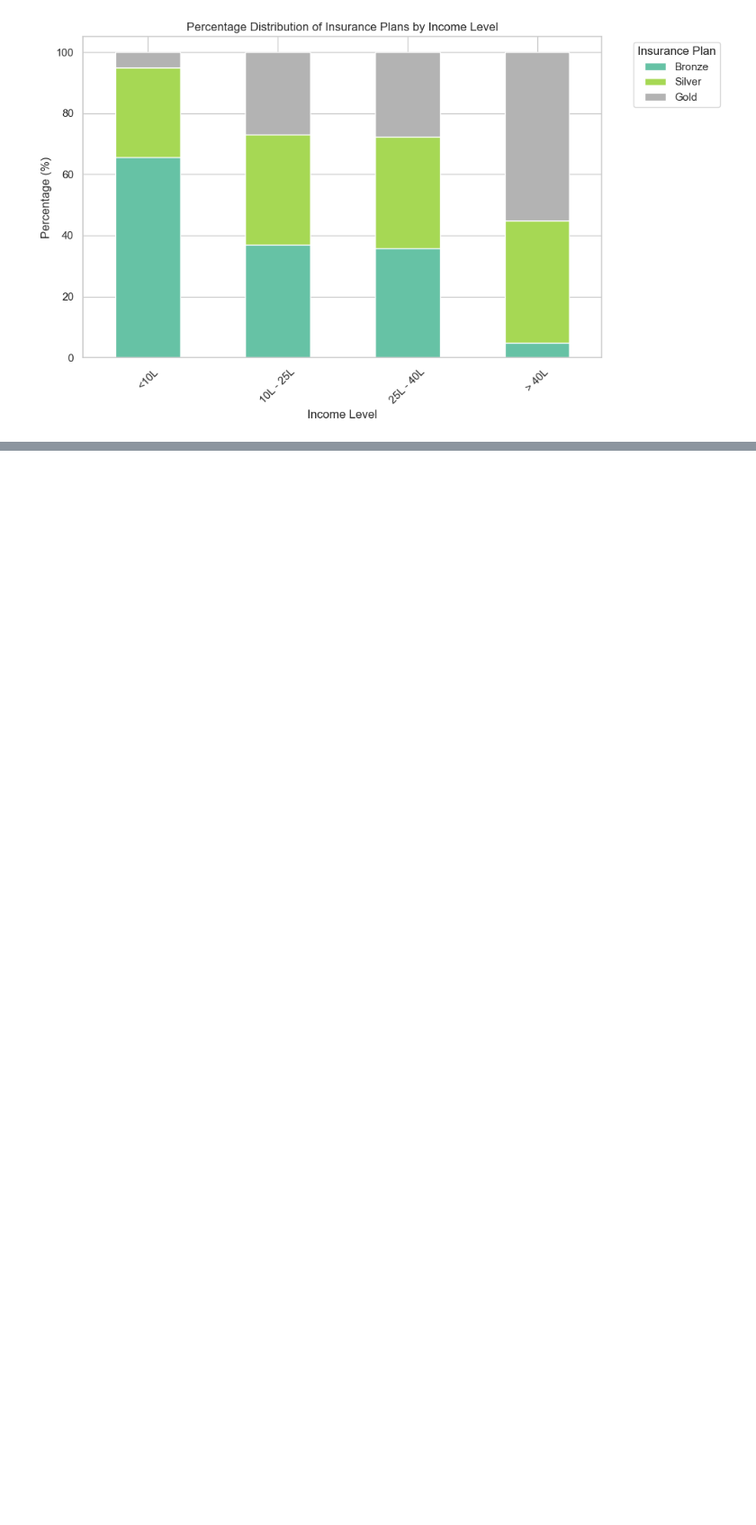
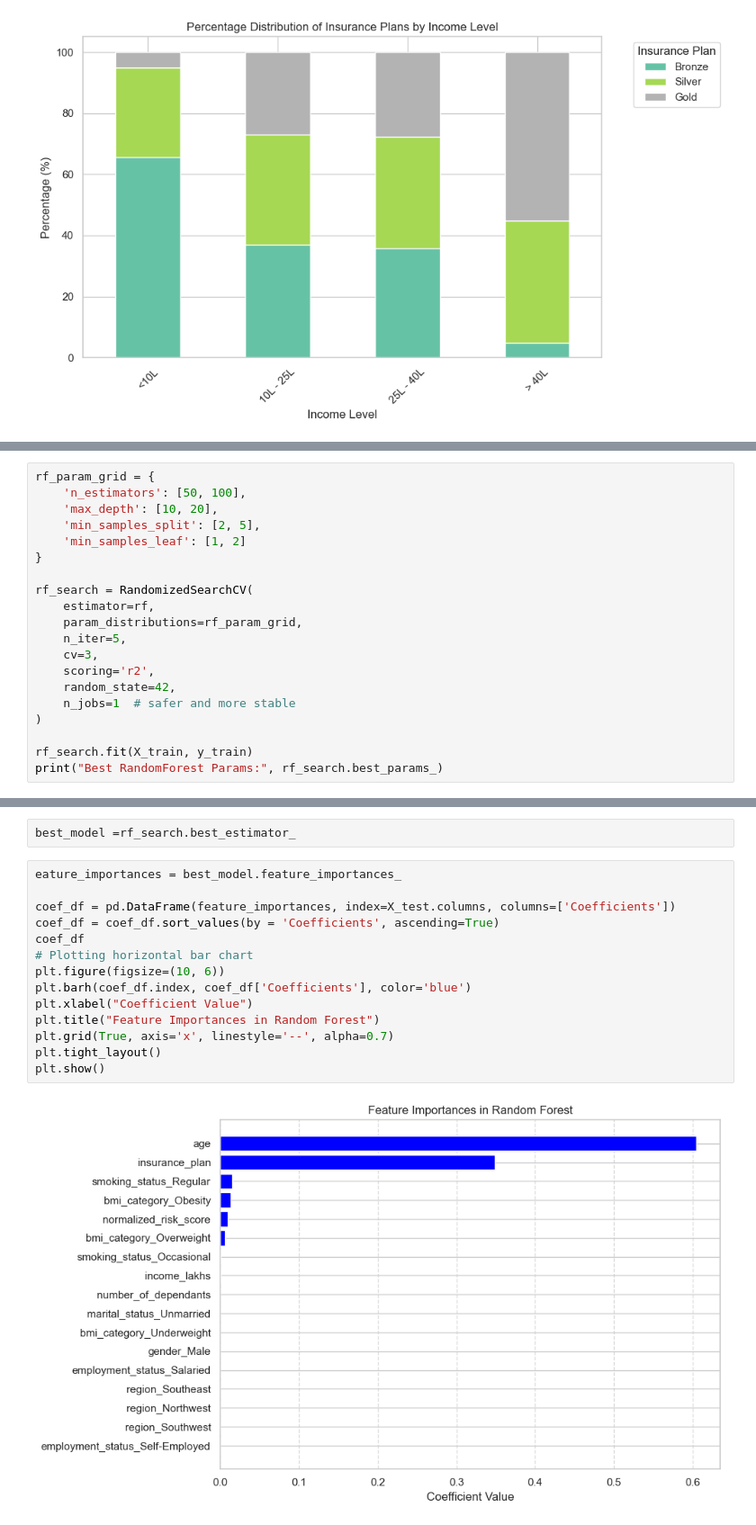
Before and after one commit to GKPSingh/Practice, a Jupyter notebook: Healthcare_Premium_Prediction/Healthcare_Premium_Prediction.ipynb, the cells around one changed output, grey strips where cells are left out. Shown at 90% size. Saved outputs shown, nothing was run; the diff lists cells and outputs as text; blank space fills up the shorter version.

```diff
--- a/Healthcare_Premium_Prediction/Healthcare_Premium_Prediction.ipynb
+++ b/Healthcare_Premium_Prediction/Healthcare_Premium_Prediction.ipynb
@@ -416,0 +914,20 @@ plt.show()
+# %%
+rf_param_grid = {
+    'n_estimators': [50, 100],
+    'max_depth': [10, 20],
+    'min_samples_split': [2, 5],
+    'min_samples_leaf': [1, 2]
+}
+
+rf_search = RandomizedSearchCV(
+    estimator=rf,
+    param_distributions=rf_param_grid,
+    n_iter=5,
+    cv=3,
+    scoring='r2',
+    random_state=42,
+    n_jobs=1  # safer and more stable
+)
+
+rf_search.fit(X_train, y_train)
+print("Best RandomForest Params:", rf_search.best_params_)
@@ -416,0 +940,18 @@ plt.show()
+# %%
+best_model =rf_search.best_estimator_
+# %%
+eature_importances = best_model.feature_importances_
+
+coef_df = pd.DataFrame(feature_importances, index=X_test.columns, columns=['Coefficients'])
+coef_df = coef_df.sort_values(by = 'Coefficients', ascending=True)
+coef_df
+# Plotting horizontal bar chart
+plt.figure(figsize=(10, 6))
+plt.barh(coef_df.index, coef_df['Coefficients'], color='blue')
+plt.xlabel("Coefficient Value")
+plt.title("Feature Importances in Random Forest")
+plt.grid(True, axis='x', linestyle='--', alpha=0.7)
+plt.tight_layout()
+plt.show()
+# %% [output]
+[figure, added]
```
Also changed, not shown: parts of 54 cells of this notebook.
